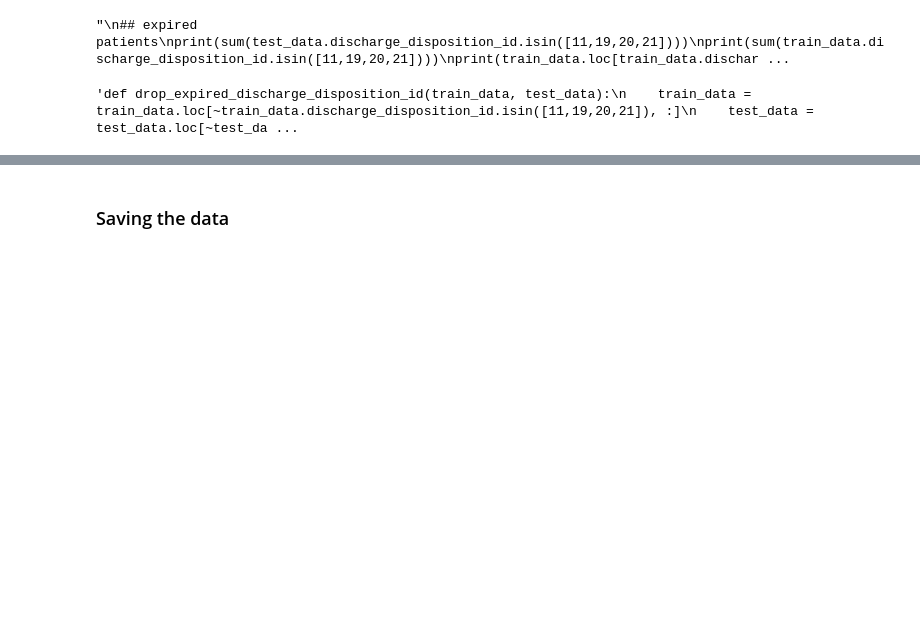
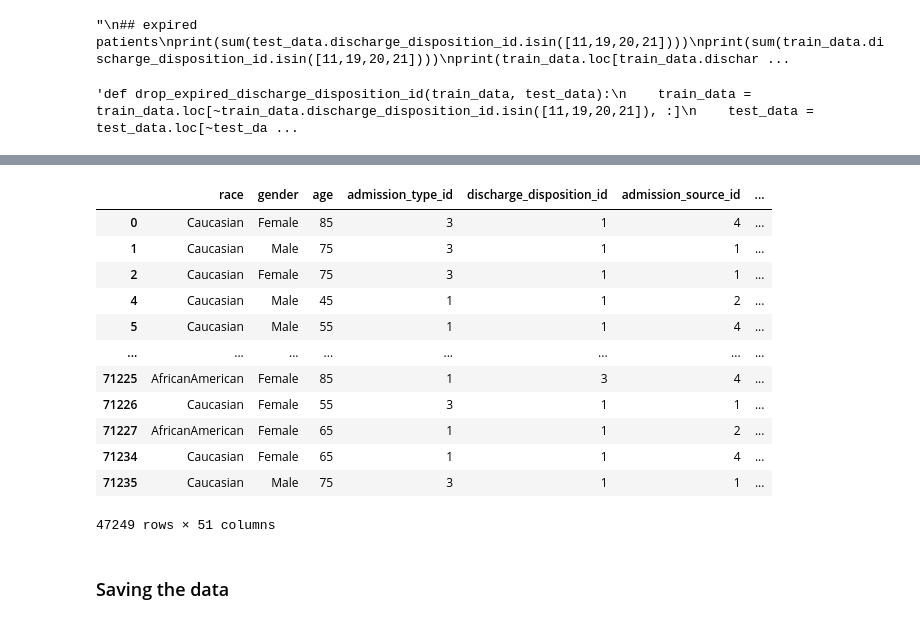
Before and after one commit to BasselAli1/Kaggle_Competition, a Jupyter notebook: Data_processing.ipynb, the cells around one changed output, grey strips where cells are left out. Cells and saved outputs as stored; diff of their text form; code cells hidden in the pictures; blank space fills up the shorter version.

```diff
--- a/Data_processing.ipynb
+++ b/Data_processing.ipynb
@@ -483,3 +538,19 @@ all_columns_train, all_columns_test = combine(numeric_columns_train_standrized,
+# %%
+train_data
+# %% [output]
+|  | race | gender | age | admission_type_id | discharge_disposition_id | admission_source_id | ... |
+| 0 | Caucasian | Female | 85 | 3 | 1 | 4 | ... |
+| 1 | Caucasian | Male | 75 | 3 | 1 | 1 | ... |
+| 2 | Caucasian | Female | 75 | 3 | 1 | 1 | ... |
+| 4 | Caucasian | Male | 45 | 1 | 1 | 2 | ... |
+| 5 | Caucasian | Male | 55 | 1 | 1 | 4 | ... |
+| ... | ... | ... | ... | ... | ... | ... | ... |
+| 71225 | AfricanAmerican | Female | 85 | 1 | 3 | 4 | ... |
+| 71226 | Caucasian | Female | 55 | 3 | 1 | 1 | ... |
+| 71227 | AfricanAmerican | Female | 65 | 1 | 1 | 2 | ... |
+| 71234 | Caucasian | Female | 65 | 1 | 1 | 4 | ... |
+| 71235 | Caucasian | Male | 75 | 3 | 1 | 1 | ... |
+47249 rows × 51 columns
 # %% [markdown]
 ### Saving the data
 # %%
```
Also changed, not shown: parts of 6 cells of this notebook.
